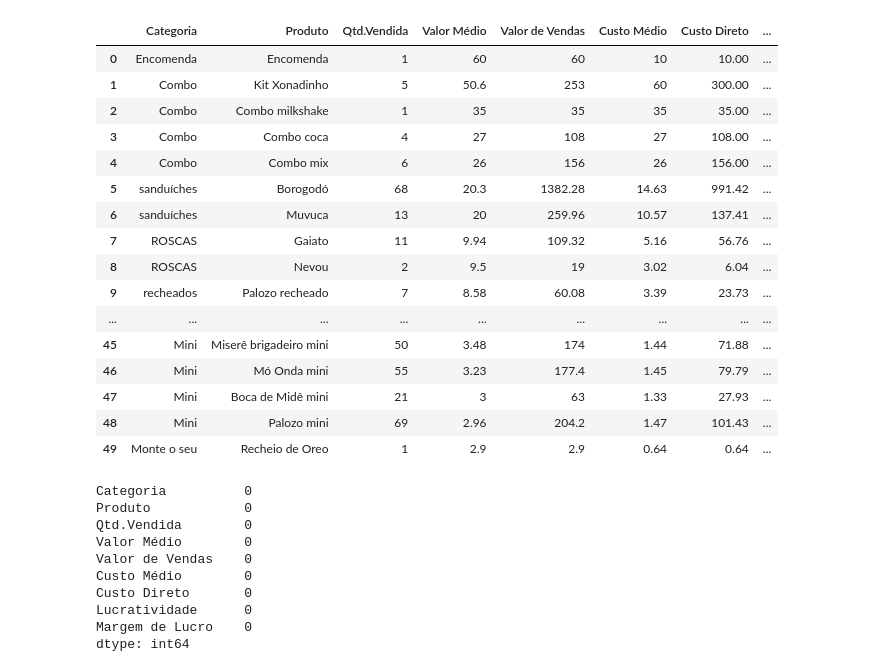
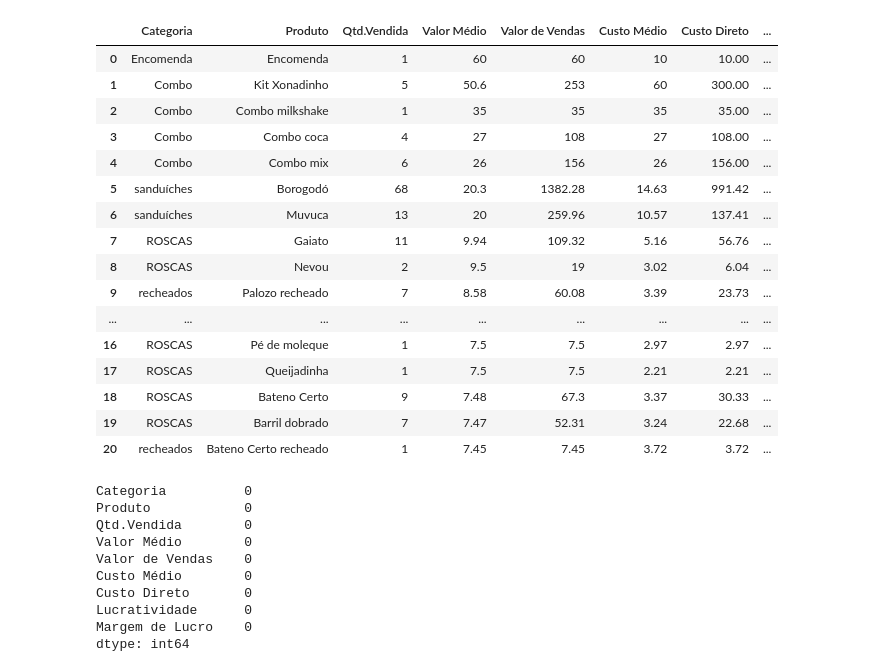
Before and after one commit to AnthonyPCardoso/Data_Science, a Jupyter notebook: La_vem_ele.ipynb, the cells around one changed output. Saved outputs shown, nothing was run; the diff lists cells and outputs as text; code cells hidden in the pictures.

```diff
--- a/La_vem_ele.ipynb
+++ b/La_vem_ele.ipynb
@@ -6,26 +6,25 @@ import numpy as np
 sales = pd.read_excel('/content/RelatorioVendasTotais.xls')
 # %%
 # Vai existir alguns dados que parecerão "Desvio Padrão", mas só são dados que foram mau registrados.
-
-sales.head(50)
+sales.head(21)
 # %% [output]
 |  | Categoria | Produto | Qtd.Vendida | Valor Médio | Valor de Vendas | Custo Médio | Custo Direto | ... |
 | 0 | Encomenda | Encomenda | 1 | 60 | 60 | 10 | 10.00 | ... |
 | 1 | Combo | Kit Xonadinho | 5 | 50.6 | 253 | 60 | 300.00 | ... |
 | 2 | Combo | Combo milkshake | 1 | 35 | 35 | 35 | 35.00 | ... |
 | 3 | Combo | Combo coca | 4 | 27 | 108 | 27 | 108.00 | ... |
 | 4 | Combo | Combo mix | 6 | 26 | 156 | 26 | 156.00 | ... |
 | 5 | sanduíches | Borogodó | 68 | 20.3 | 1382.28 | 14.63 | 991.42 | ... |
 | 6 | sanduíches | Muvuca | 13 | 20 | 259.96 | 10.57 | 137.41 | ... |
 | 7 | ROSCAS | Gaiato | 11 | 9.94 | 109.32 | 5.16 | 56.76 | ... |
 | 8 | ROSCAS | Nevou | 2 | 9.5 | 19 | 3.02 | 6.04 | ... |
 | 9 | recheados | Palozo recheado | 7 | 8.58 | 60.08 | 3.39 | 23.73 | ... |
 | ... | ... | ... | ... | ... | ... | ... | ... | ... |
-| 45 | Mini | Miserê brigadeiro mini | 50 | 3.48 | 174 | 1.44 | 71.88 | ... |
-| 46 | Mini | Mó Onda mini | 55 | 3.23 | 177.4 | 1.45 | 79.79 | ... |
-| 47 | Mini | Boca de Midê mini | 21 | 3 | 63 | 1.33 | 27.93 | ... |
-| 48 | Mini | Palozo mini | 69 | 2.96 | 204.2 | 1.47 | 101.43 | ... |
-| 49 | Monte o seu | Recheio de Oreo | 1 | 2.9 | 2.9 | 0.64 | 0.64 | ... |
+| 16 | ROSCAS | Pé de moleque | 1 | 7.5 | 7.5 | 2.97 | 2.97 | ... |
+| 17 | ROSCAS | Queijadinha | 1 | 7.5 | 7.5 | 2.21 | 2.21 | ... |
+| 18 | ROSCAS | Bateno Certo | 9 | 7.48 | 67.3 | 3.37 | 30.33 | ... |
+| 19 | ROSCAS | Barril dobrado | 7 | 7.47 | 52.31 | 3.24 | 22.68 | ... |
+| 20 | recheados | Bateno Certo recheado | 1 | 7.45 | 7.45 | 3.72 | 3.72 | ... |
 # %%
 # Esse bloco de código só foi usado para arrumar as categorias, muitos vieram sem uma nomeação adequada.
 
```
Also changed, not shown: parts of 6 cells of this notebook.
